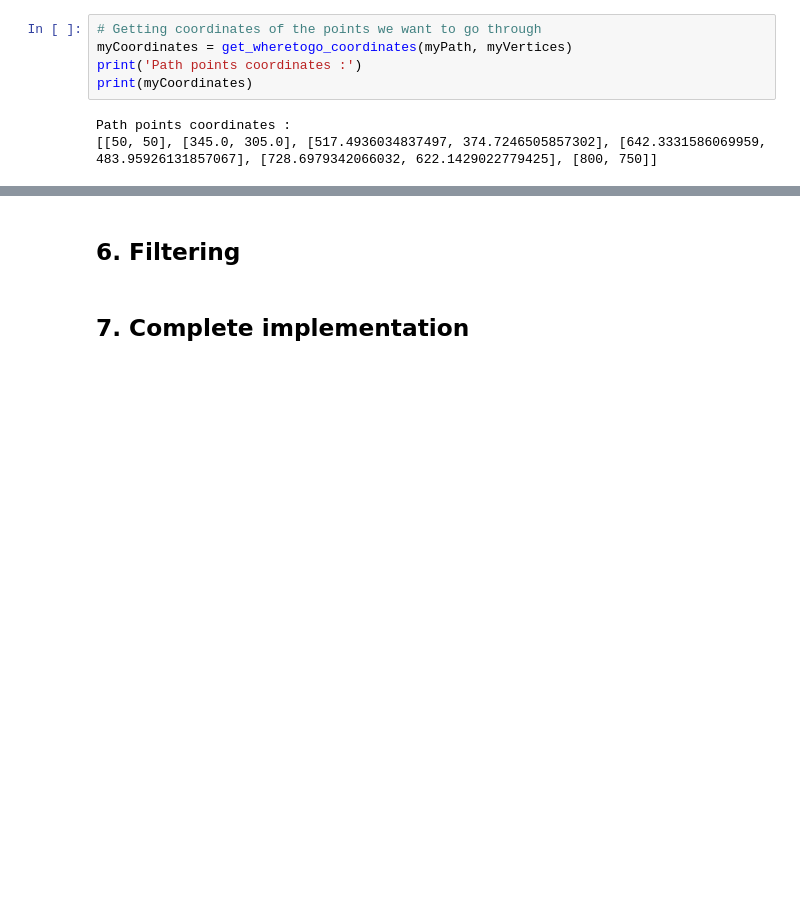
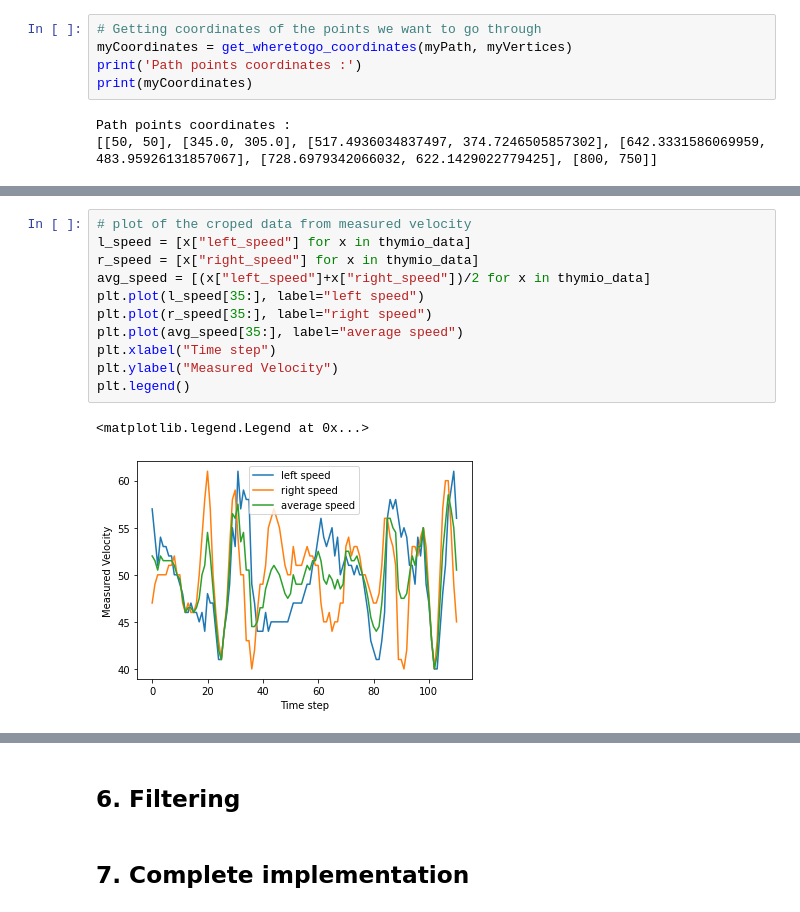
Before and after one commit to SophieL1/RoboticsGroupProject, a Jupyter notebook: report.ipynb, the cells around one changed output, grey strips where cells are left out. Drawn from its saved outputs; the diff is of its cells as text; blank space fills up the shorter version.

```diff
--- a/report.ipynb
+++ b/report.ipynb
@@ -237,0 +411,14 @@ Path points coordinates :
+# %%
+# plot of the croped data from measured velocity
+l_speed = [x["left_speed"] for x in thymio_data]
+r_speed = [x["right_speed"] for x in thymio_data]
+avg_speed = [(x["left_speed"]+x["right_speed"])/2 for x in thymio_data]
+plt.plot(l_speed[35:], label="left speed")
+plt.plot(r_speed[35:], label="right speed")
+plt.plot(avg_speed[35:], label="average speed")
+plt.xlabel("Time step")
+plt.ylabel("Measured Velocity")
+plt.legend()
+# %% [output]
+<matplotlib.legend.Legend at 0x...>
+[figure, added]
```
Also changed, not shown: parts of 14 cells of this notebook, 4 other files.
